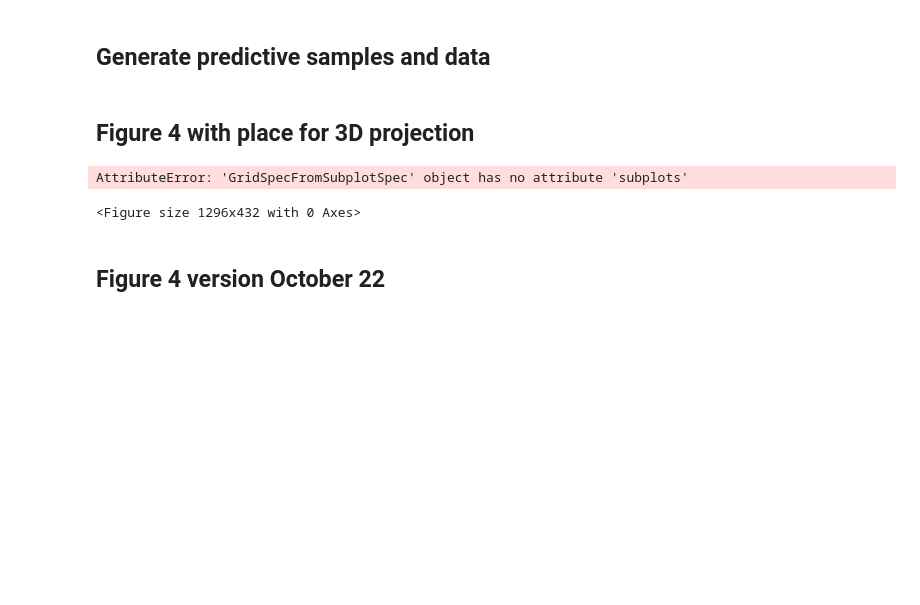
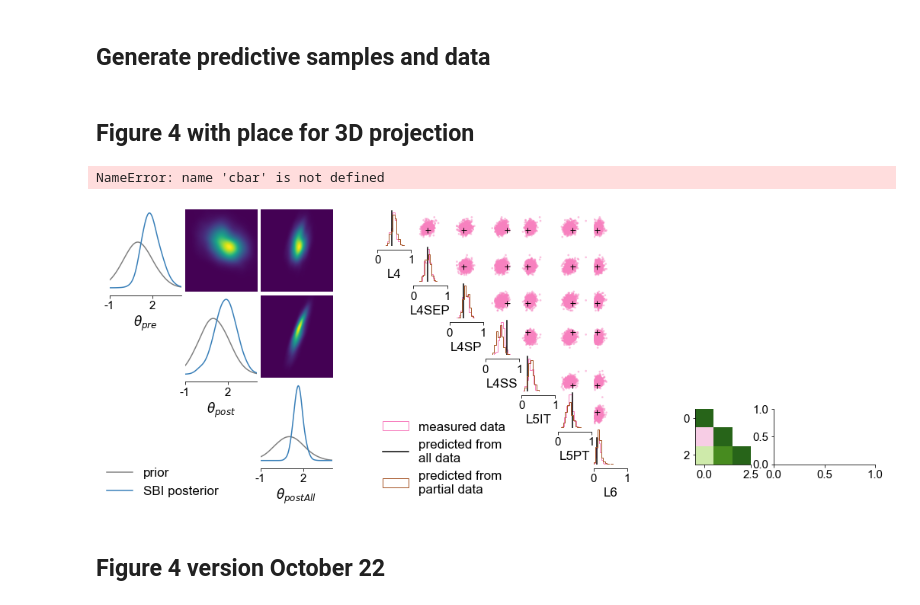
Before and after one commit to mackelab/sbi-for-connectomics, a Jupyter notebook: figures/fig3/figure3-sbi_with_measurements.ipynb, the cells around one changed output. Drawn from its saved outputs; the diff is of its cells as text; code cells hidden in the pictures; blank space fills up the shorter version.

```diff
--- a/figures/fig3/figure3-sbi_with_measurements.ipynb
+++ b/figures/fig3/figure3-sbi_with_measurements.ipynb
@@ -74,21 +74,6 @@ with open(RESULTS_PATH.joinpath("cross_validation_results_default_rule.p"), "rb"
 
 # collect predicted xos for each dimension, shape 1000 x 7.
 predicted_xos_per_dim = torch.stack([xii[:, ii] for ii, xii in enumerate(predictive_samples_lit)]).T.numpy()
-# %%
-# Posterior correlation matrices, pre computed for efficiency.
-correlation = np.array(
-    [
-        [ 1.        , np.nan,  np.nan],
-        [-0.28551968,  1.        ,  np.nan],
-        [ 0.30403507,  0.82342925,  1.        ]
-    ])
-
-conditional_correlation = np.array(
-    [
-        [ 1.0000, np.nan,  np.nan],
-        [-0.9947,  1.0000,  np.nan],
-        [ 0.9966,  0.9975,  1.0000]
-    ])
 # %% [markdown]
 ## Figure 4 with place for 3D projection
 # %%
@@ -154,44 +139,44 @@ fig, ax2 = pairplot(xos[:1000],
                    )
 
 # Cross validation
-for idx, xs in enumerate(predictive_samples_lit):
+for idx, xis in enumerate(predictive_samples_lit):
 
     axi = ax2[idx, idx] # ax2[0 if idx<4 else 1, idx % 4]
     plt.sca(axi)
-    plt.hist(xs[:, idx].reshape(1, -1), bins=10, alpha=1.0, color=colors[4], histtype="step")
+    plt.hist(xis[:, idx].reshape(1, -1), bins=10, alpha=1.0, color=colors[4], histtype="step")
 
 plt.sca(ax2[0, 0])
 plt.legend(["measured data", "predicted from \nall data", "predicted from \npartial data"],
            bbox_to_anchor=(-.2, -4.5),
            loc=2)
 
 # Correlation matrices
 plt.sca(ax3[0])
 im = plt.imshow(correlation, clim=[-1, 1], cmap='PiYG')
 # cbar = plt.colorbar(im, ticks=[-1, 0.0, 1], )
 cbar.ax.tick_params()
 plt.xticks([0, 1, 2], [rf"{param_labels[i]}" for i in range(3)], rotation=45)
 plt.yticks([0, 1, 2], [rf"{param_labels[i]}" for i in range(3)]);
 
 plt.sca(ax3[1])
 im = plt.imshow(conditional_correlation, clim=[-1, 1], cmap='PiYG')
 cbar = plt.colorbar(im, ticks=[-1, 0.0, 1], pad=0.2)
 cbar.ax.tick_params()
 plt.xticks([0, 1, 2], [rf"{param_labels[i]}" for i in range(3)], rotation=45)
 plt.yticks([0, 1, 2], []);
 
 
 # Add Letters.
 weight = "bold"
 fontsize = 20
 y = 0.91
 fig.text(.09, y, "a", fontsize=fontsize, fontweight=weight)
 fig.text(.37, y, "b", fontsize=fontsize, fontweight=weight)
 fig.text(.66, y, "c", fontsize=fontsize, fontweight=weight)
 fig.text(.66, .31, "d", fontsize=fontsize, fontweight=weight);
 # %% [output]
-AttributeError: 'GridSpecFromSubplotSpec' object has no attribute 'subplots'
+NameError: name 'cbar' is not defined
-<Figure size 1296x432 with 0 Axes>
+[figure, added]
 # %%
 fig.savefig("figure4_SBI_results_ss50_gaussian_v2.png", dpi=300, bbox_inches='tight')
 # %% [markdown]
```
Also changed, not shown: parts of 9 cells of this notebook, 19 other files.
